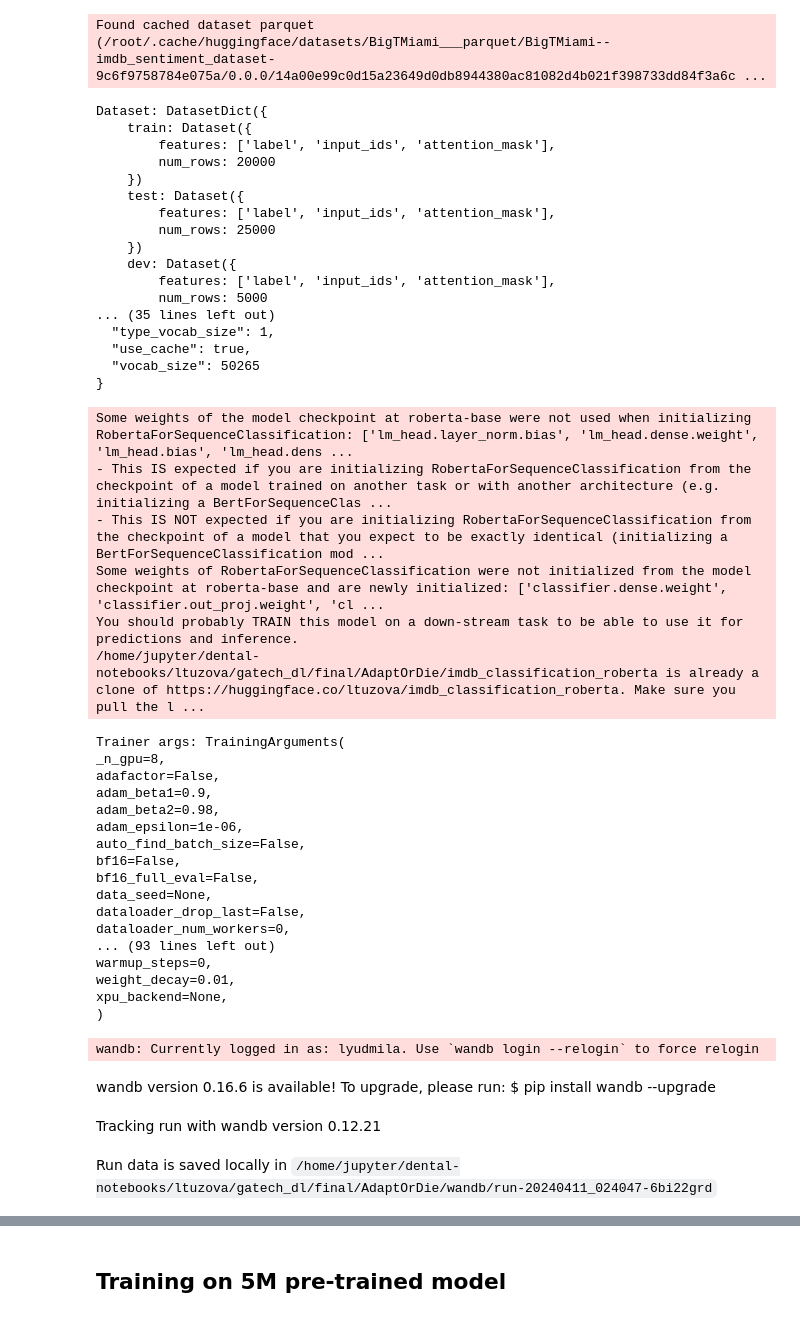
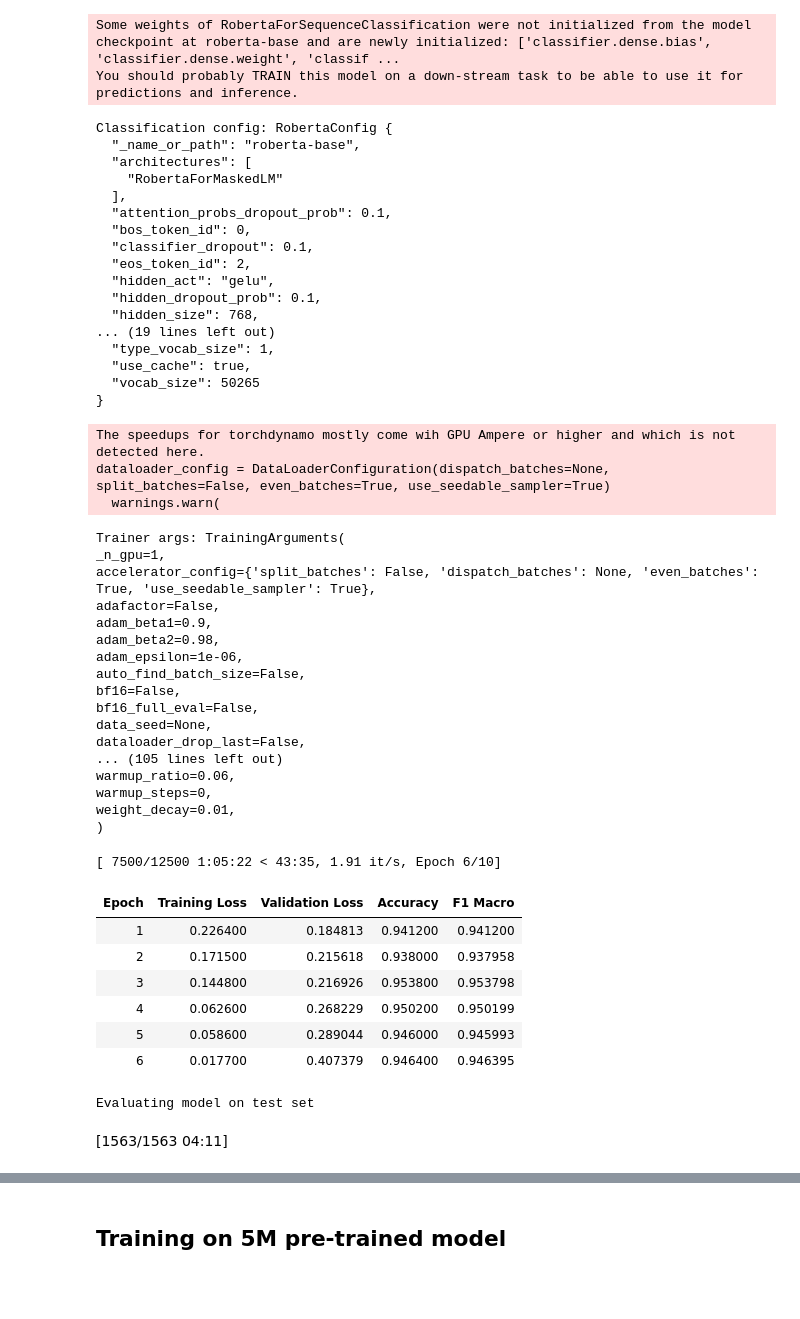
Before and after one commit to BigTMiami/AdaptOrDie, a Jupyter notebook: IMDB_Classification.ipynb, the cells around one changed output, grey strips where cells are left out. Saved outputs shown, nothing was run; the diff lists cells and outputs as text; code cells hidden in the pictures; blank space fills up the shorter version.

```diff
--- a/IMDB_Classification.ipynb
+++ b/IMDB_Classification.ipynb
@@ -14,8 +41,13 @@ The autoreload extension is already loaded. To reload it, use:
 # %%
-trainer = classification_training.train_classifier(
-    output_dir = 'imdb_classification_roberta',
+trainer = classification_training.run_classifier(
+    output_dir = 'imdb_classification_roberta_best_epoch_f1',
     pretrained_model='roberta-base',
     classification_task = 'imdb',
-    torch_compile=False
-)
+    torch_compile=True,
+    train = True,
+    evaluate_on_test = True)
+trainer.push_to_hub('imdb_classification_on_roberta_best_epoch_f1')
+
+# print("Disconnecting Session")
+# runtime.unassign()
 # %% [output]
@@ -23,45 +70,49 @@ Classification task: imdb, pretrained model: roberta-base
-Found cached dataset parquet (/root/.cache/huggingface/datasets/BigTMiami___parquet/BigTMiami--imdb_sentiment_dataset-9c6f9758784e075a/0.0.0/14a00e99c0d15a23649d0db8944380ac81082d4b021f398733dd84f3a6c ...
+Some weights of RobertaForSequenceClassification were not initialized from the model checkpoint at roberta-base and are newly initialized: ['classifier.dense.bias', 'classifier.dense.weight', 'classif ...
+You should probably TRAIN this model on a down-stream task to be able to use it for predictions and inference.
-Dataset: DatasetDict({
-    train: Dataset({
-        features: ['label', 'input_ids', 'attention_mask'],
-        num_rows: 20000
-    })
-    test: Dataset({
-        features: ['label', 'input_ids', 'attention_mask'],
-        num_rows: 25000
-    })
-    dev: Dataset({
-        features: ['label', 'input_ids', 'attention_mask'],
-        num_rows: 5000
-... (35 lines left out)
+Classification config: RobertaConfig {
+  "_name_or_path": "roberta-base",
+  "architectures": [
+    "RobertaForMaskedLM"
+  ],
+  "attention_probs_dropout_prob": 0.1,
+  "bos_token_id": 0,
+  "classifier_dropout": 0.1,
+  "eos_token_id": 2,
+  "hidden_act": "gelu",
+  "hidden_dropout_prob": 0.1,
+  "hidden_size": 768,
+... (19 lines left out)
   "type_vocab_size": 1,
   "use_cache": true,
   "vocab_size": 50265
 }
-Some weights of the model checkpoint at roberta-base were not used when initializing RobertaForSequenceClassification: ['lm_head.layer_norm.bias', 'lm_head.dense.weight', 'lm_head.bias', 'lm_head.dens ...
-- This IS expected if you are initializing RobertaForSequenceClassification from the checkpoint of a model trained on another task or with another architecture (e.g. initializing a BertForSequenceClas ...
-- This IS NOT expected if you are initializing RobertaForSequenceClassification from the checkpoint of a model that you expect to be exactly identical (initializing a BertForSequenceClassification mod ...
-Some weights of RobertaForSequenceClassification were not initialized from the model checkpoint at roberta-base and are newly initialized: ['classifier.dense.weight', 'classifier.out_proj.weight', 'cl ...
-You should probably TRAIN this model on a down-stream task to be able to use it for predictions and inference.
-/home/jupyter/dental-notebooks/ltuzova/gatech_dl/final/AdaptOrDie/imdb_classification_roberta is already a clone of https://huggingface.co/ltuzova/imdb_classification_roberta. Make sure you pull the l ...
+The speedups for torchdynamo mostly come wih GPU Ampere or higher and which is not detected here.
+dataloader_config = DataLoaderConfiguration(dispatch_batches=None, split_batches=False, even_batches=True, use_seedable_sampler=True)
+  warnings.warn(
 Trainer args: TrainingArguments(
-_n_gpu=8,
+_n_gpu=1,
+accelerator_config={'split_batches': False, 'dispatch_batches': None, 'even_batches': True, 'use_seedable_sampler': True},
 adafactor=False,
 adam_beta1=0.9,
 adam_beta2=0.98,
 adam_epsilon=1e-06,
 auto_find_batch_size=False,
 bf16=False,
 bf16_full_eval=False,
 data_seed=None,
 dataloader_drop_last=False,
-dataloader_num_workers=0,
-... (93 lines left out)
+... (105 lines left out)
+warmup_ratio=0.06,
 warmup_steps=0,
 weight_decay=0.01,
-xpu_backend=None,
 )
-wandb: Currently logged in as: lyudmila. Use `wandb login --relogin` to force relogin
+[ 7500/12500 1:05:22 < 43:35, 1.91 it/s, Epoch 6/10]
+| Epoch | Training Loss | Validation Loss | Accuracy | F1 Macro |
+| 1 | 0.226400 | 0.184813 | 0.941200 | 0.941200 |
+| 2 | 0.171500 | 0.215618 | 0.938000 | 0.937958 |
+| 3 | 0.144800 | 0.216926 | 0.953800 | 0.953798 |
+| 4 | 0.062600 | 0.268229 | 0.950200 | 0.950199 |
+| 5 | 0.058600 | 0.289044 | 0.946000 | 0.945993 |
+| 6 | 0.017700 | 0.407379 | 0.946400 | 0.946395 |
+Evaluating model on test set
-wandb version 0.16.6 is available! To upgrade, please run: $ pip install wandb --upgrade
+[1563/1563 04:11]
-Tracking run with wandb version 0.12.21
-Run data is saved locally in /home/jupyter/dental-notebooks/ltuzova/gatech_dl/final/AdaptOrDie/wandb/run-20240411_024047-6bi22grd
```
Also changed, not shown: parts of 17 cells of this notebook, 4 other files.
